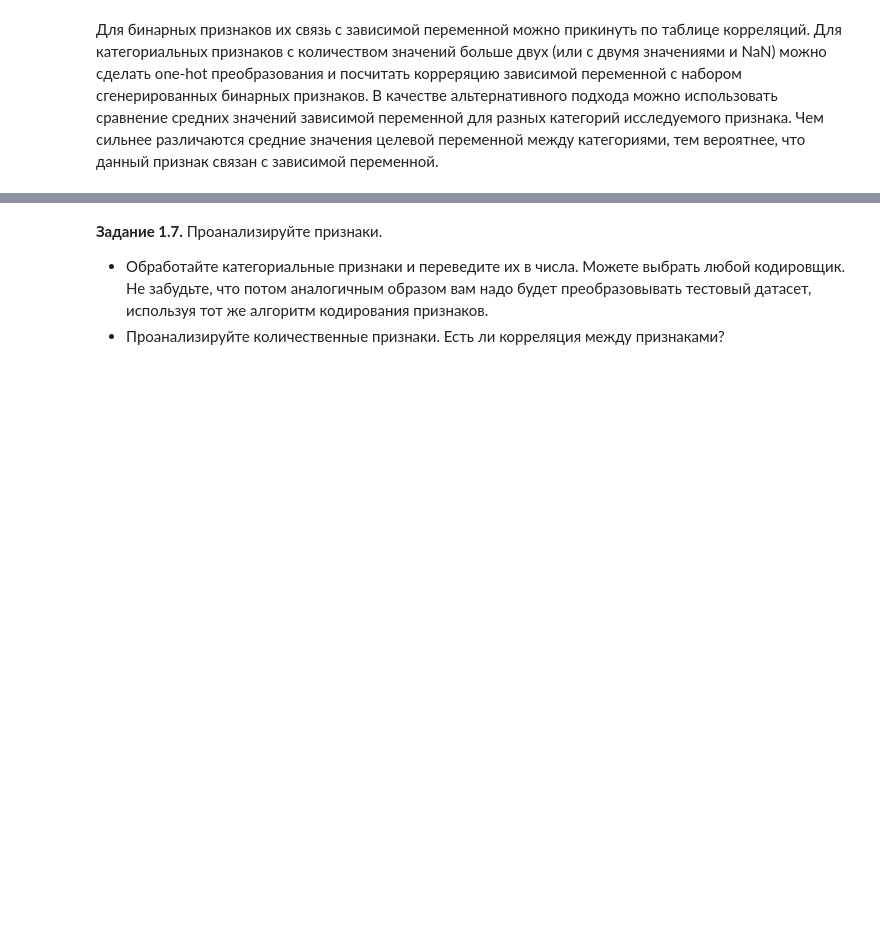
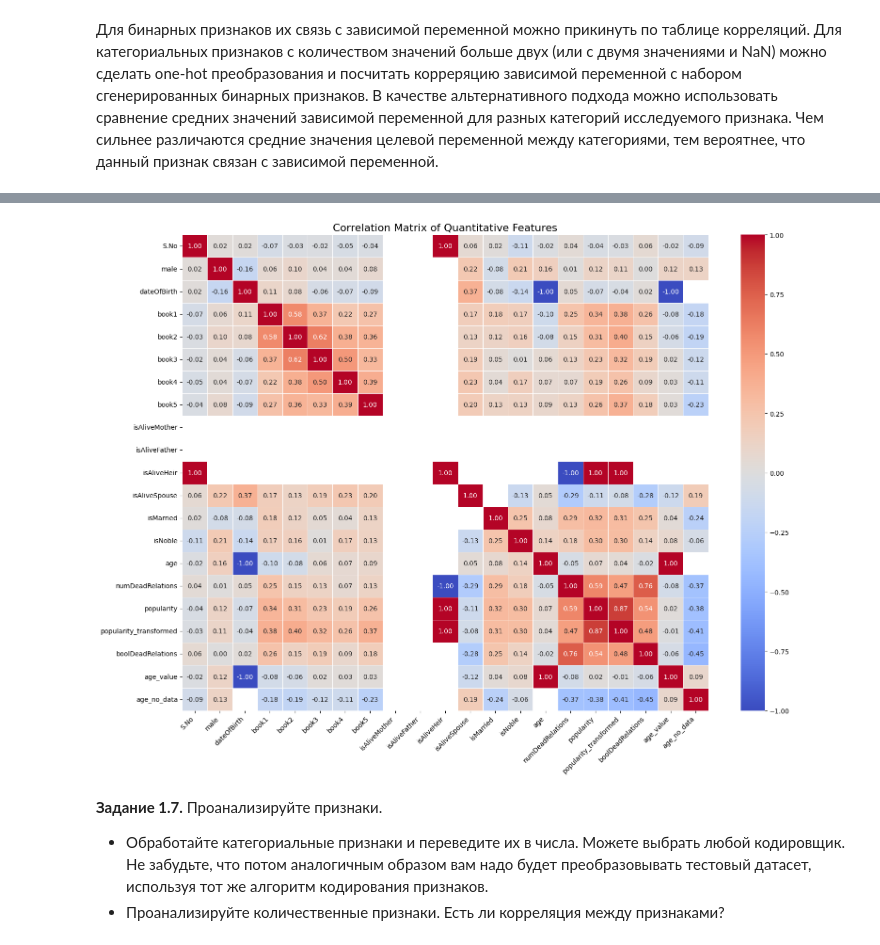
Before and after one commit to olga-belozer/CALC, a Jupyter notebook: week_01_ml_intro/Homework/hw_1_game_of_thrones.ipynb, the cells around one changed output, grey strips where cells are left out. Saved outputs shown, nothing was run; the diff lists cells and outputs as text; code cells hidden in the pictures; blank space fills up the shorter version.

```diff
--- a/week_01_ml_intro/Homework/hw_1_game_of_thrones.ipynb
+++ b/week_01_ml_intro/Homework/hw_1_game_of_thrones.ipynb
@@ -336,0 +435,26 @@ data['culture_grouped'] = data['culture'].str.lower().map(cultures_grouped_inver
+# %%
+cultures_grouped = {
+    'Old Nations': ['valyrian', 'first men', 'andal', 'andals', 'rhoynar'],
+    'the North': ['northmen', 'northern mountain clans', 'crannogmen'],
+    'the Iron Islands': ['ironborn', 'ironborn', 'ironmen'],
+    'the Mountain and the Vale': ['valemen', 'vale', 'vale mountain clans',
+                              'sistermen'],
+    'the Isles and Rivers': ['riverlands', 'rivermen'],
+    'the Rock': ['westerman', 'westermen', 'westerlands'],
+    'the Stormlands': ['stormlander', 'stormlands'],
+    'the Reach': ['reach', 'reachmen', 'the reach'],
+    'Dorne': ['dornish', 'dornishmen', 'dorne'],
+    'Essos Nations': ['astapor', 'astapori', 'braavosi', 'braavos', 'tyroshi', 'lysene', 'lyseni',
+                      'myrish', 'pentoshi', 'qartheen', 'qarth', 'dothraki',
+                      'lhazarene', 'lhazareen','meereen', 'meereenese',
+                      'norvoshi', 'qohor', 'summer isles', 'summer islands',
+                      'summer islander', 'asshai', "asshai'i", 'norvos', 'ghiscari',
+                      'ghiscaricari'],
+    'Other Nations': ['ibbenese', 'westeros', 'free folk', 'wildling', 'wildlings', 'naathi']}
+
+cultures_grouped_inverted = {}
+for k in cultures_grouped.keys():
+  for v in cultures_grouped[k]:
+      cultures_grouped_inverted.update({v:k})
+
+data['culture_grouped'] = data['culture'].str.lower().map(cultures_grouped_inverted)
@@ -340,0 +480,2 @@ data['culture_grouped'] = data['culture'].str.lower().map(cultures_grouped_inver
+# %%
+data['culture_grouped'] = data['culture_grouped'].fillna('culture_no_data')
@@ -376,0 +588,4 @@ data.describe(include = [...]).T[['count', 'min', 'max']].assign(N_unique_values
+# %%
+numeric_data = data.select_dtypes(include=[np.number])
+correlation_matrix = numeric_data.corr()
+display(correlation_matrix.head())
@@ -377,3 +607,16 @@ data.describe(include = [...]).T[['count', 'min', 'max']].assign(N_unique_values
+# %%
+import seaborn as sns
+import matplotlib.pyplot as plt
+
+plt.figure(figsize=(16, 12)) # Adjust figure size for better readability
+sns.heatmap(correlation_matrix, annot=True, cmap='coolwarm', fmt=".2f", linewidths=.5)
+plt.title('Correlation Matrix of Quantitative Features', fontsize=16)
+plt.xticks(rotation=45, ha='right') # Rotate labels to prevent overlap
+plt.yticks(rotation=0)
+plt.tight_layout() # Adjust layout to prevent labels from being cut off
+plt.show()
+# %% [output]
+[figure, added]
 # %% [markdown]
 **Задание 1.7.** Проанализируйте признаки.
   * Обработайте категориальные признаки и переведите их в числа. Можете выбрать любой кодировщик. Не забудьте, что потом аналогичным образом вам надо будет преобразовывать тестовый датасет, используя тот же алгоритм кодирования признаков.
```
Also changed, not shown: parts of 20 cells of this notebook.
